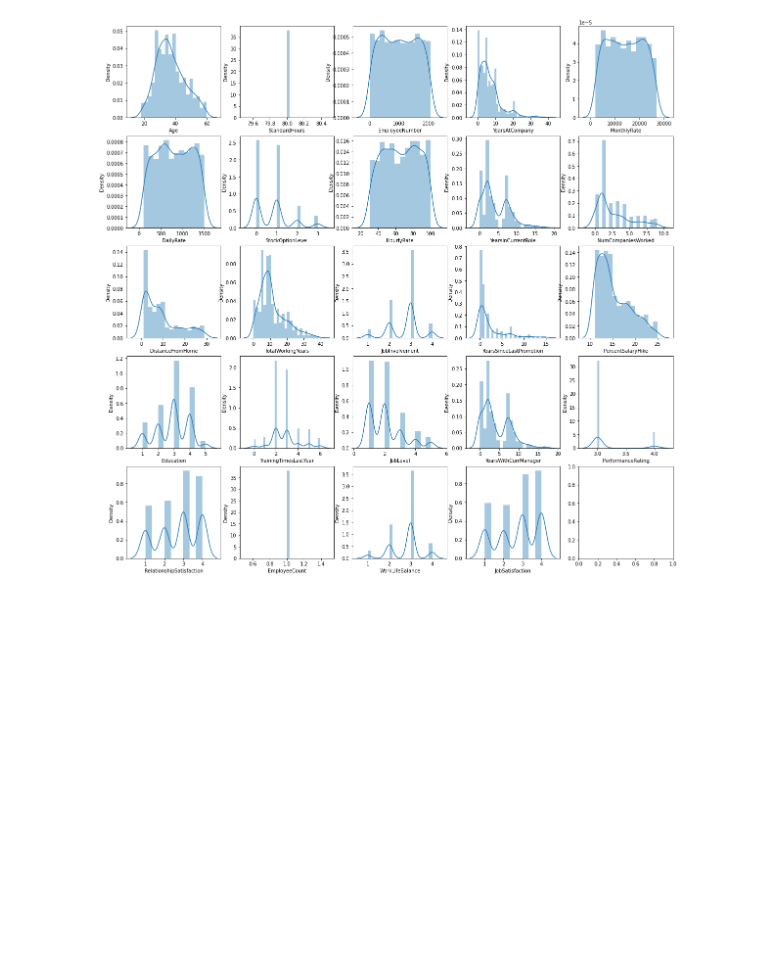
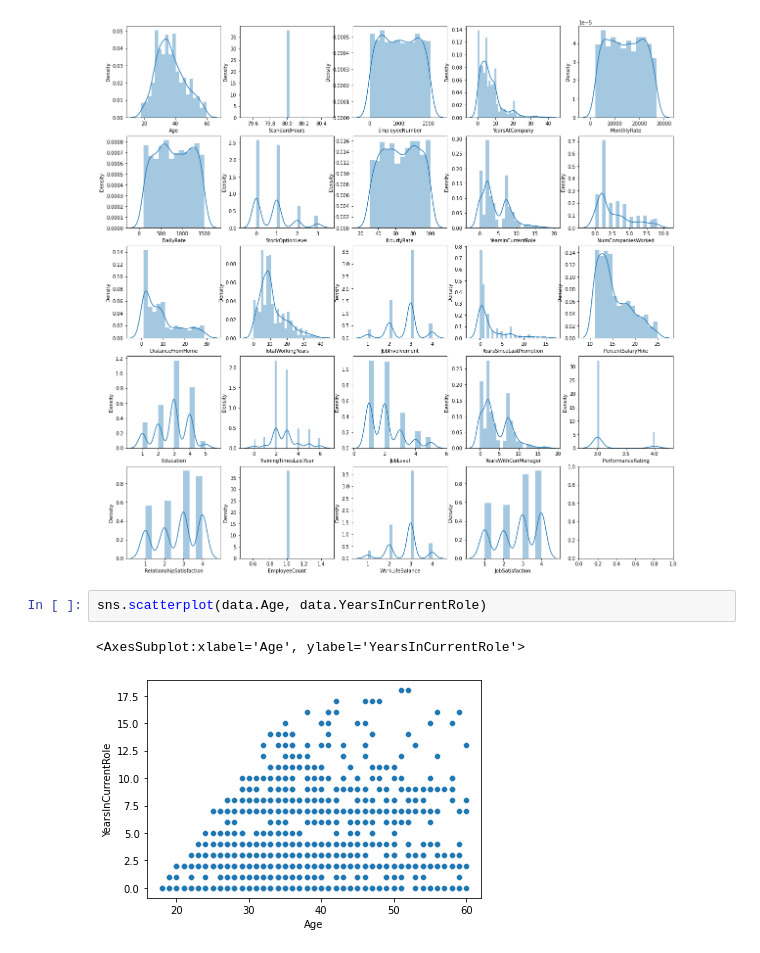
Before and after one commit to super-cinnamon/Projet_DM, a Jupyter notebook: projet.ipynb, the cells around one changed output. Cells and saved outputs as stored; diff of their text form; blank space fills up the shorter version.

```diff
--- a/projet.ipynb
+++ b/projet.ipynb
@@ -262,3 +314,8 @@ for column in data:
         j = (j+1)%5
 # %% [output]
 [figure]
+# %%
+sns.scatterplot(data.Age, data.YearsInCurrentRole)
+# %% [output]
+<AxesSubplot:xlabel='Age', ylabel='YearsInCurrentRole'>
+[figure, added]
```
Also changed, not shown: parts of 9 cells of this notebook.
